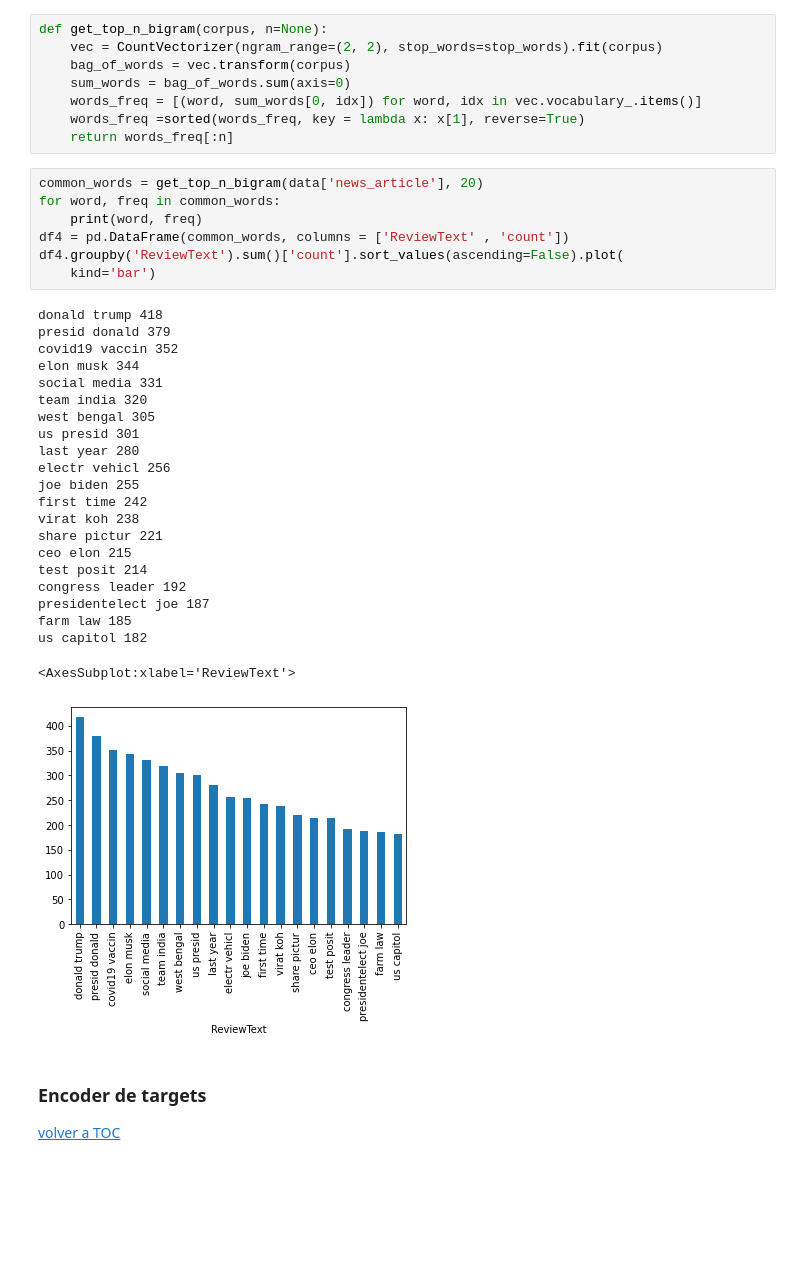
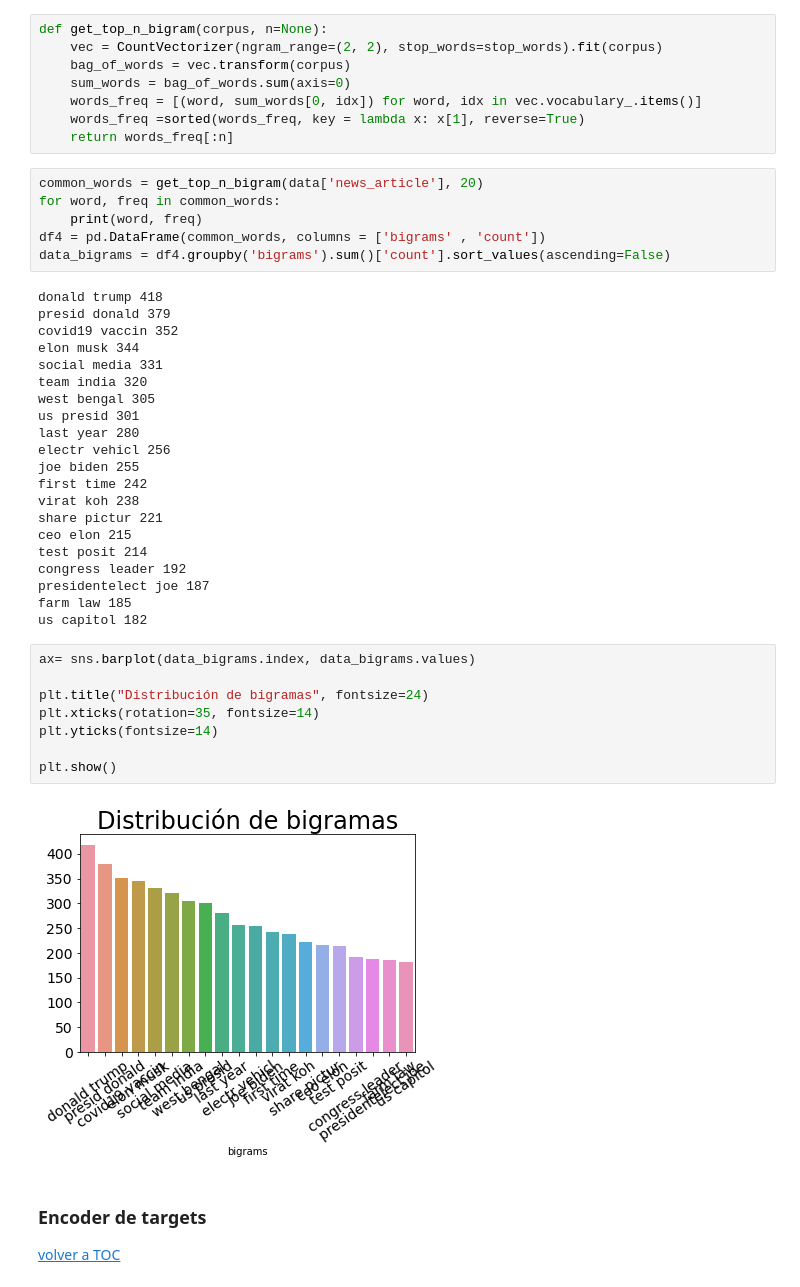
Before and after one commit to nachommm/desafio3, a Jupyter notebook: Desafio3_News_clasification.ipynb, the cells around one changed output. Drawn from its saved outputs; the diff is of its cells as text; blank space fills up the shorter version.

```diff
--- a/znews_clasification.ipynb
+++ b/Desafio3_News_clasification.ipynb
@@ -291,9 +285,8 @@ def get_top_n_bigram(corpus, n=None):
 common_words = get_top_n_bigram(data['news_article'], 20)
 for word, freq in common_words:
     print(word, freq)
-df4 = pd.DataFrame(common_words, columns = ['ReviewText' , 'count'])
-df4.groupby('ReviewText').sum()['count'].sort_values(ascending=False).plot(
-    kind='bar')
+df4 = pd.DataFrame(common_words, columns = ['bigrams' , 'count'])
+data_bigrams = df4.groupby('bigrams').sum()['count'].sort_values(ascending=False)
 # %% [output]
 donald trump 418
 presid donald 379
@@ -315,8 +308,16 @@ congress leader 192
 presidentelect joe 187
 farm law 185
 us capitol 182
-<AxesSubplot:xlabel='ReviewText'>
-[figure, removed]
+# %%
+ax= sns.barplot(data_bigrams.index, data_bigrams.values)
+
+plt.title("Distribución de bigramas", fontsize=24)
+plt.xticks(rotation=35, fontsize=14)
+plt.yticks(fontsize=14)
+
+plt.show()
+# %% [output]
+[figure, added]
 # %% [markdown]
 <a id="section_ordinalEncoder"></a>
 <h3>Encoder de targets</h3>
```
Also changed, not shown: parts of 12 cells of this notebook.
